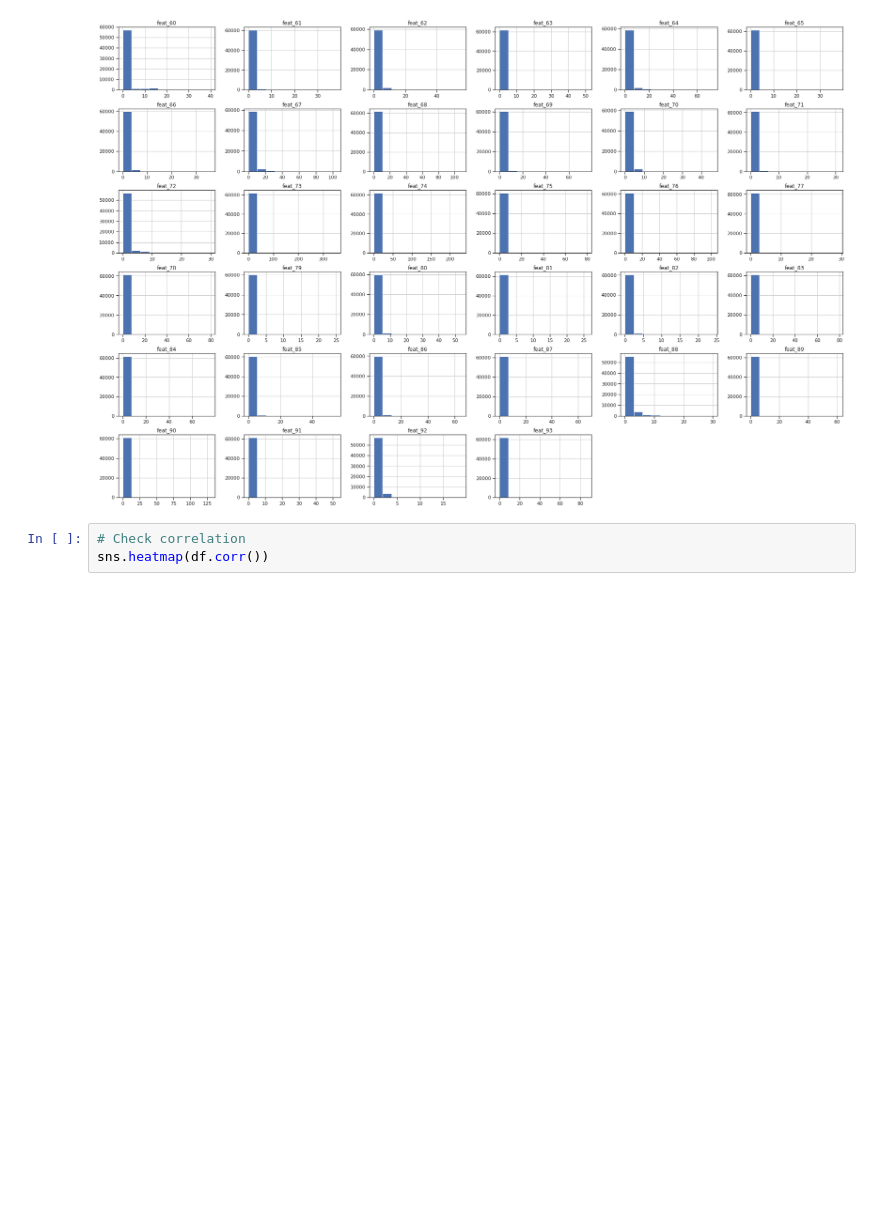
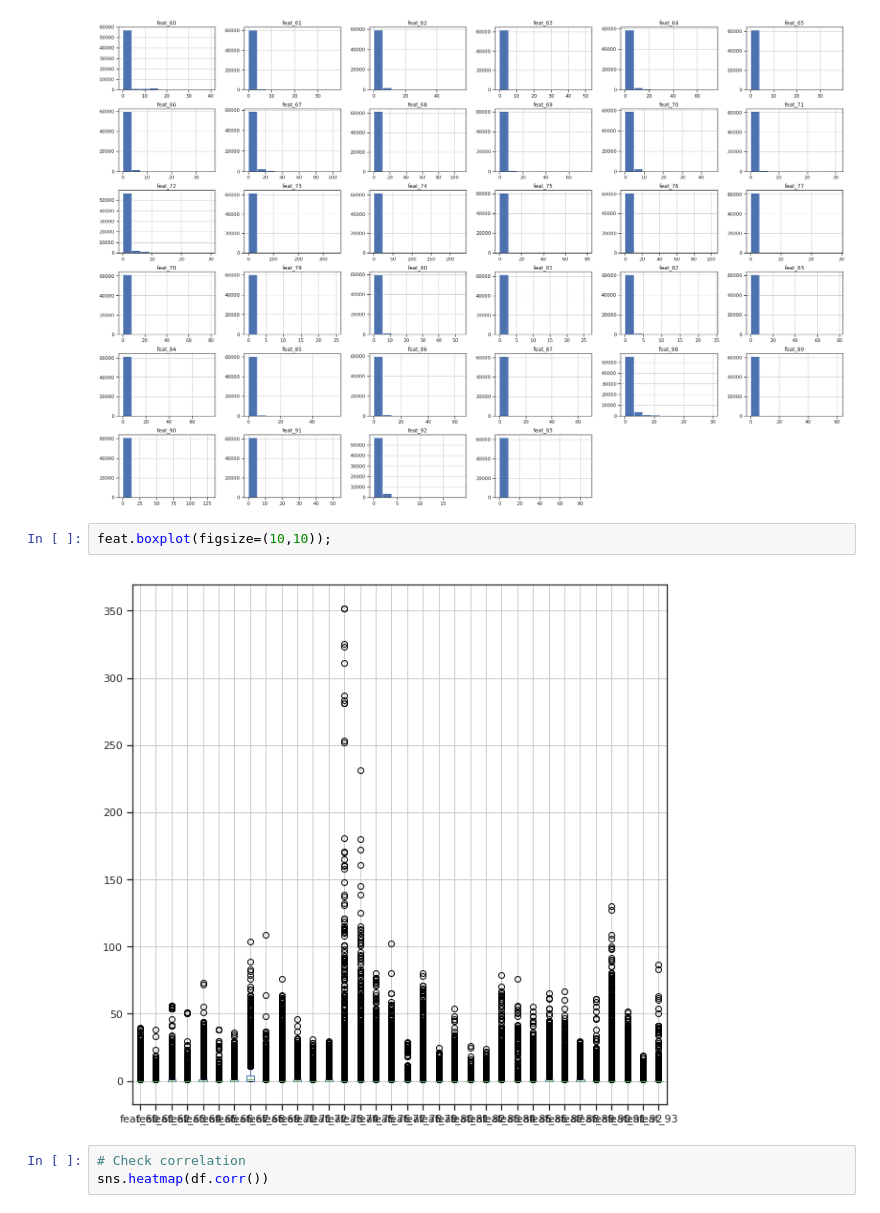
Before and after one commit to fleralle/dsc-pipelines-lab-houston-ds-042219, a Jupyter notebook: index.ipynb, the cells around one changed output. Cells and saved outputs as stored; diff of their text form; blank space fills up the shorter version.

```diff
--- a/index.ipynb
+++ b/index.ipynb
@@ -134,6 +134,10 @@ feat = df.loc[:, 'feat_60':'feat_93']
 feat.hist(figsize=(30,20));
 # %% [output]
 [figure]
+# %%
+feat.boxplot(figsize=(10,10));
+# %% [output]
+[figure, added]
 # %%
 # Check correlation
 sns.heatmap(df.corr())
```
